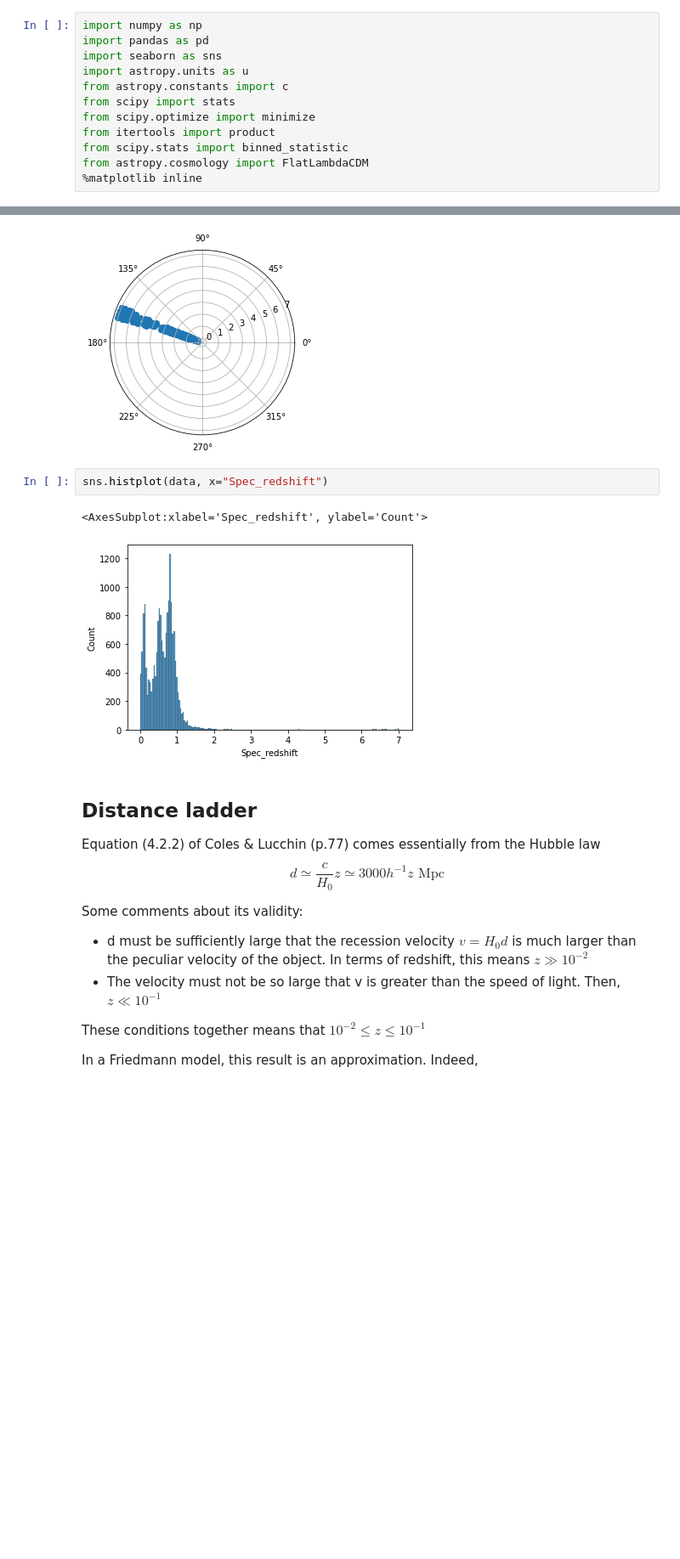
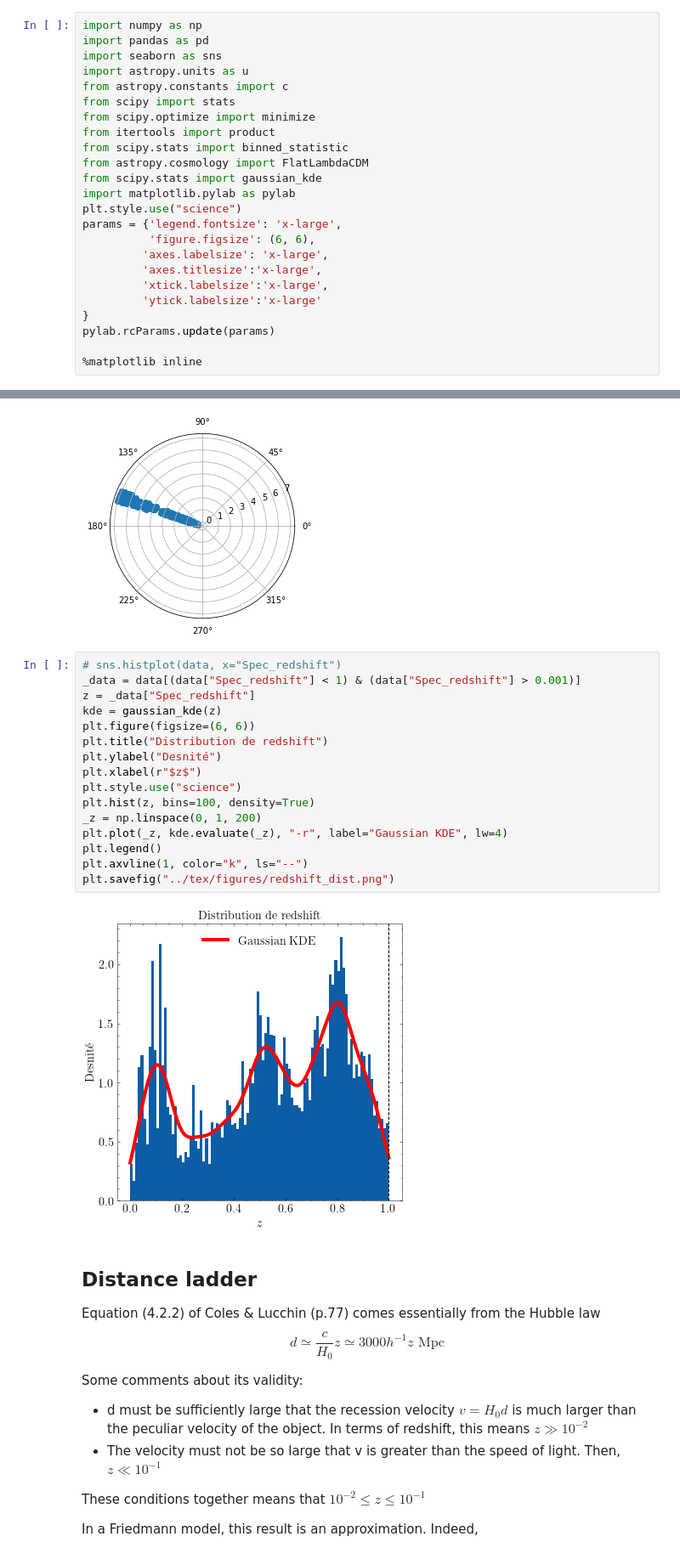
Before and after one commit to AlexandreAdam/PHY6669, a Jupyter notebook: homework1/notebooks/sdss_exploration.ipynb, the cells around one changed output, grey strips where cells are left out. Shown: that part at 85% size. Saved outputs shown, nothing was run; the diff lists cells and outputs as text; blank space fills up the shorter version.

```diff
--- a/homework1/notebooks/sdss_exploration.ipynb
+++ b/homework1/notebooks/sdss_exploration.ipynb
@@ -9,6 +9,18 @@ from scipy.optimize import minimize
 from itertools import product
 from scipy.stats import binned_statistic
 from astropy.cosmology import FlatLambdaCDM
+from scipy.stats import gaussian_kde
+import matplotlib.pylab as pylab
+plt.style.use("science")
+params = {'legend.fontsize': 'x-large',
+          'figure.figsize': (6, 6),
+         'axes.labelsize': 'x-large',
+         'axes.titlesize':'x-large',
+         'xtick.labelsize':'x-large',
+         'ytick.labelsize':'x-large'
+}
+pylab.rcParams.update(params)
+
 %matplotlib inline
 # %%
 datapath = "../../data/Skyserver_SQL1_20_2021 12 59 33 AM.csv"
@@ -47,11 +59,24 @@ ax.scatter(x=np.deg2rad(data["ra"]), y=data["Spec_redshift"])
 # %% [output]
 <matplotlib.collections.PathCollection at 0x...>
 [figure]
-# %%
-sns.histplot(data, x="Spec_redshift")
-# %% [output]
-<AxesSubplot:xlabel='Spec_redshift', ylabel='Count'>
-[figure, removed]
+# %%
+# sns.histplot(data, x="Spec_redshift")
+_data = data[(data["Spec_redshift"] < 1) & (data["Spec_redshift"] > 0.001)]
+z = _data["Spec_redshift"]
+kde = gaussian_kde(z)
+plt.figure(figsize=(6, 6))
+plt.title("Distribution de redshift")
+plt.ylabel("Desnité")
+plt.xlabel(r"$z$")
+plt.style.use("science")
+plt.hist(z, bins=100, density=True)
+_z = np.linspace(0, 1, 200)
+plt.plot(_z, kde.evaluate(_z), "-r", label="Gaussian KDE", lw=4)
+plt.legend()
+plt.axvline(1, color="k", ls="--")
+plt.savefig("../tex/figures/redshift_dist.png")
+# %% [output]
+[figure, added]
 # %% [markdown]
 ## Distance ladder
 Equation (4.2.2) of Coles & Lucchin (p.77) comes essentially from the Hubble law
```
Also changed, not shown: parts of 1 cell of this notebook, 27 other files.
